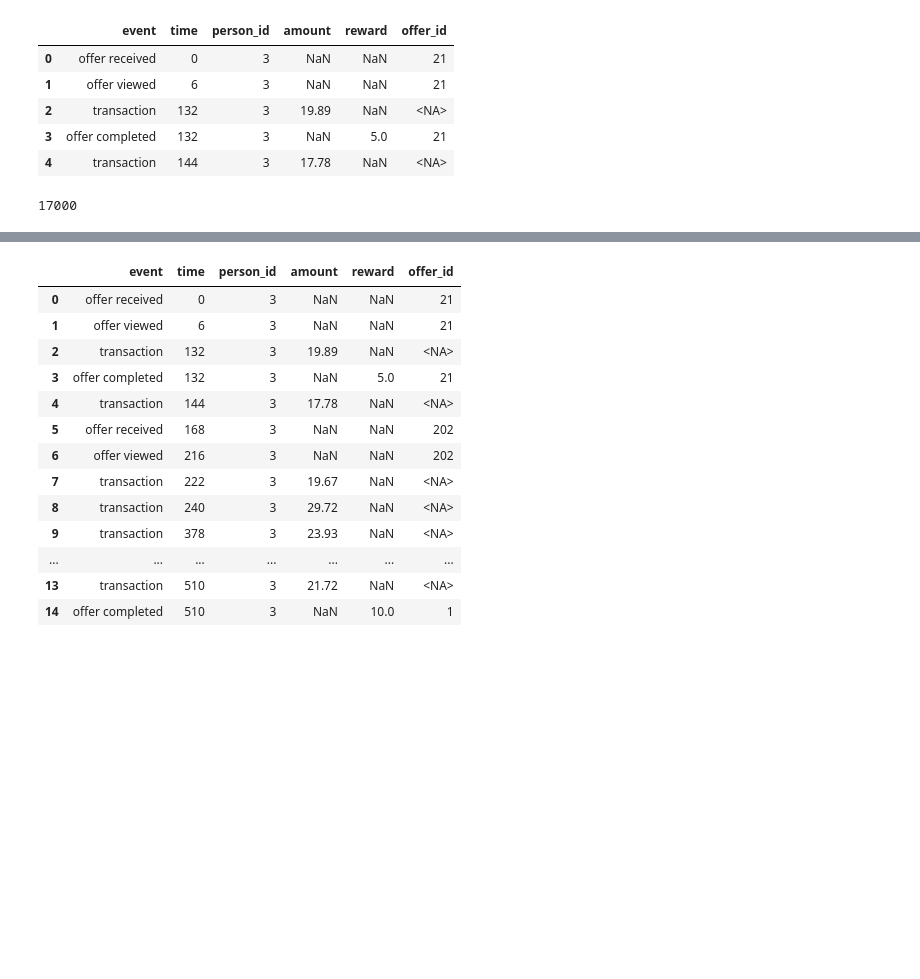
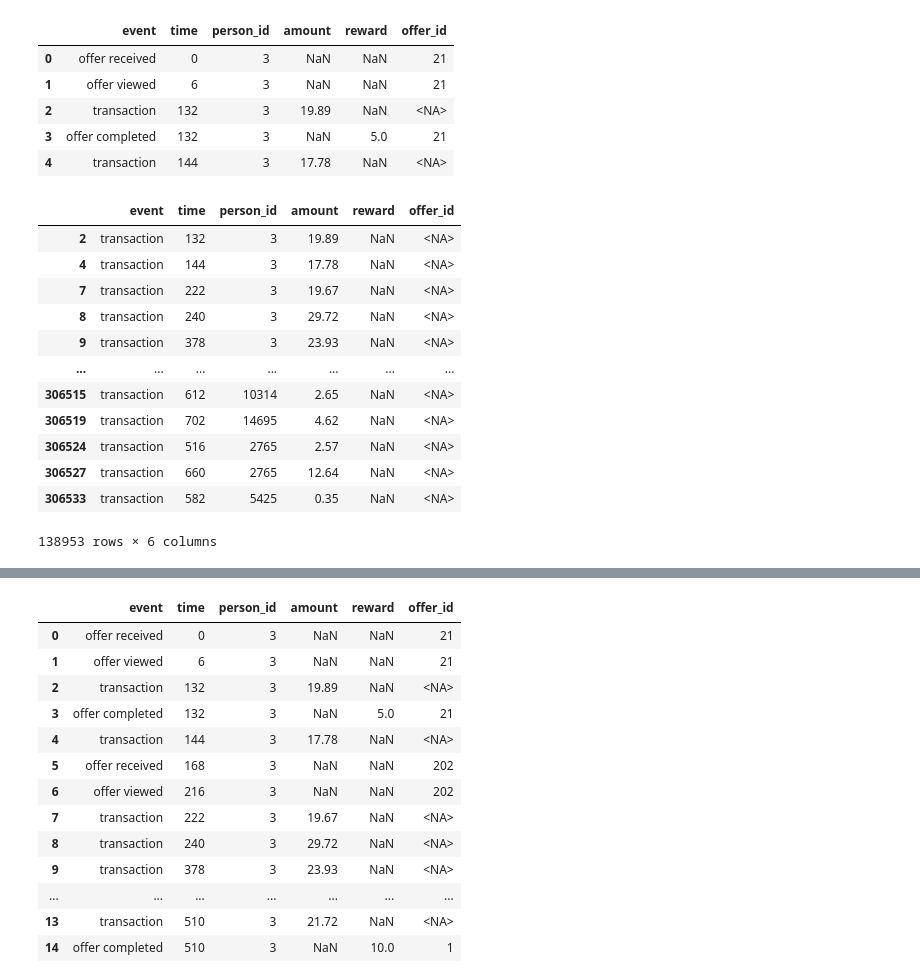
Before and after one commit to venson/starbucks, a Jupyter notebook: Starbucks_Capstone_notebook.ipynb, the cells around one changed output, grey strips where cells are left out. Cells and saved outputs as stored; diff of their text form; code cells hidden in the pictures; blank space fills up the shorter version.

```diff
--- a/Starbucks_Capstone_notebook.ipynb
+++ b/Starbucks_Capstone_notebook.ipynb
@@ -303,7 +302,19 @@ clean_trans.head()
 | 2 | transaction | 132 | 3 | 19.89 | NaN | <NA> |
 | 3 | offer completed | 132 | 3 | NaN | 5.0 | 21 |
 | 4 | transaction | 144 | 3 | 17.78 | NaN | <NA> |
-# %%
-clean_trans['person_id'].nunique()
-# %% [output]
-17000
+# %%
+elementary_trans[elementary_trans['event'] == 'transaction']
+# %% [output]
+|  | event | time | person_id | amount | reward | offer_id |
+| 2 | transaction | 132 | 3 | 19.89 | NaN | <NA> |
+| 4 | transaction | 144 | 3 | 17.78 | NaN | <NA> |
+| 7 | transaction | 222 | 3 | 19.67 | NaN | <NA> |
+| 8 | transaction | 240 | 3 | 29.72 | NaN | <NA> |
+| 9 | transaction | 378 | 3 | 23.93 | NaN | <NA> |
+| ... | ... | ... | ... | ... | ... | ... |
+| 306515 | transaction | 612 | 10314 | 2.65 | NaN | <NA> |
+| 306519 | transaction | 702 | 14695 | 4.62 | NaN | <NA> |
+| 306524 | transaction | 516 | 2765 | 2.57 | NaN | <NA> |
+| 306527 | transaction | 660 | 2765 | 12.64 | NaN | <NA> |
+| 306533 | transaction | 582 | 5425 | 0.35 | NaN | <NA> |
+138953 rows × 6 columns
```
Also changed, not shown: parts of 11 cells of this notebook.
